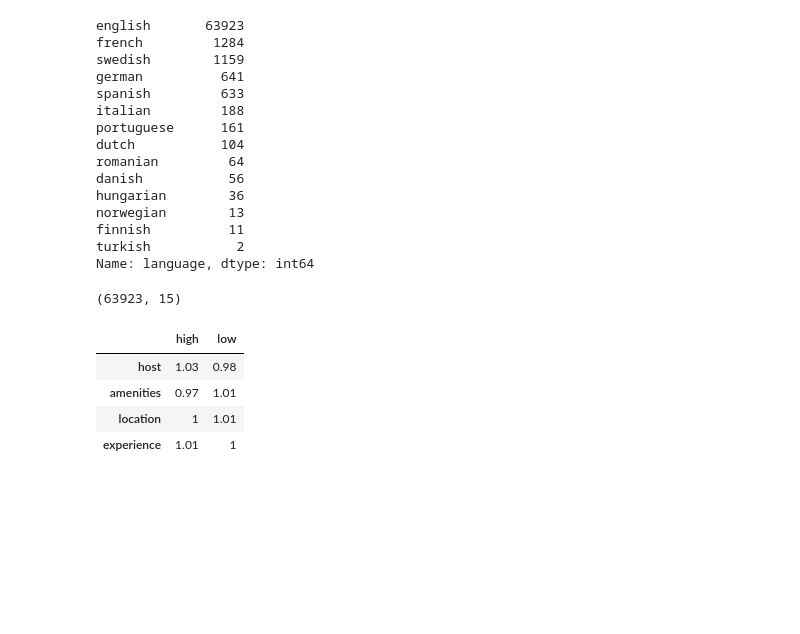
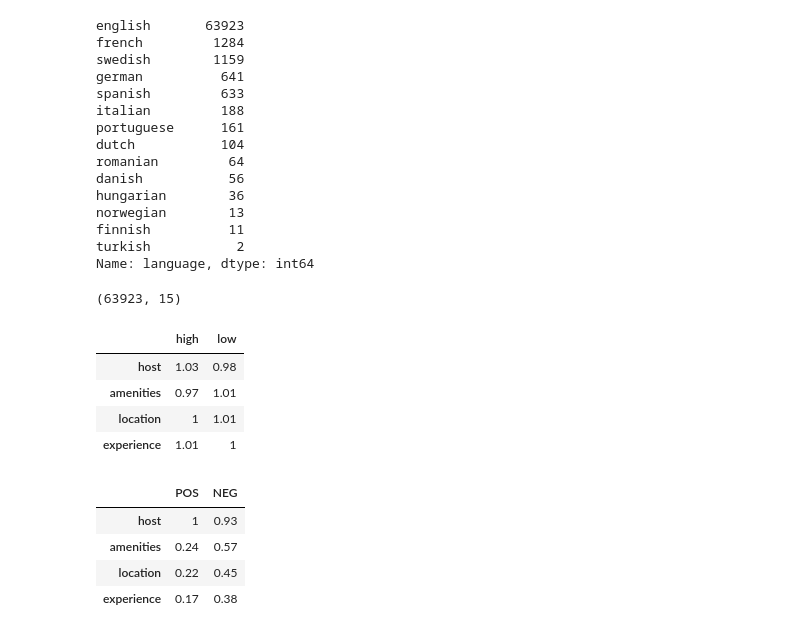
Before and after one commit to 91jackcheng/Text-Analytics, a Jupyter notebook: Project-Jack.ipynb, the cells around one changed output. Cells and saved outputs as stored; diff of their text form; code cells hidden in the pictures; blank space fills up the shorter version.

```diff
--- a/Project-Jack.ipynb
+++ b/Project-Jack.ipynb
@@ -470,0 +480,13 @@ lift_df
+# %%
+sent_df=pd.DataFrame(columns=['POS','NEG'], index=list(attribute_set))
+for i in list(attribute_set) :
+    for j in ['POS','NEG']:
+        sent_df.loc[i,j]=lift(i,j)
+# %%
+sent_df
+# %% [output]
+|  | POS | NEG |
+| host | 1 | 0.93 |
+| amenities | 0.24 | 0.57 |
+| location | 0.22 | 0.45 |
+| experience | 0.17 | 0.38 |
```
Also changed, not shown: parts of 2 cells of this notebook, 1 other file.
